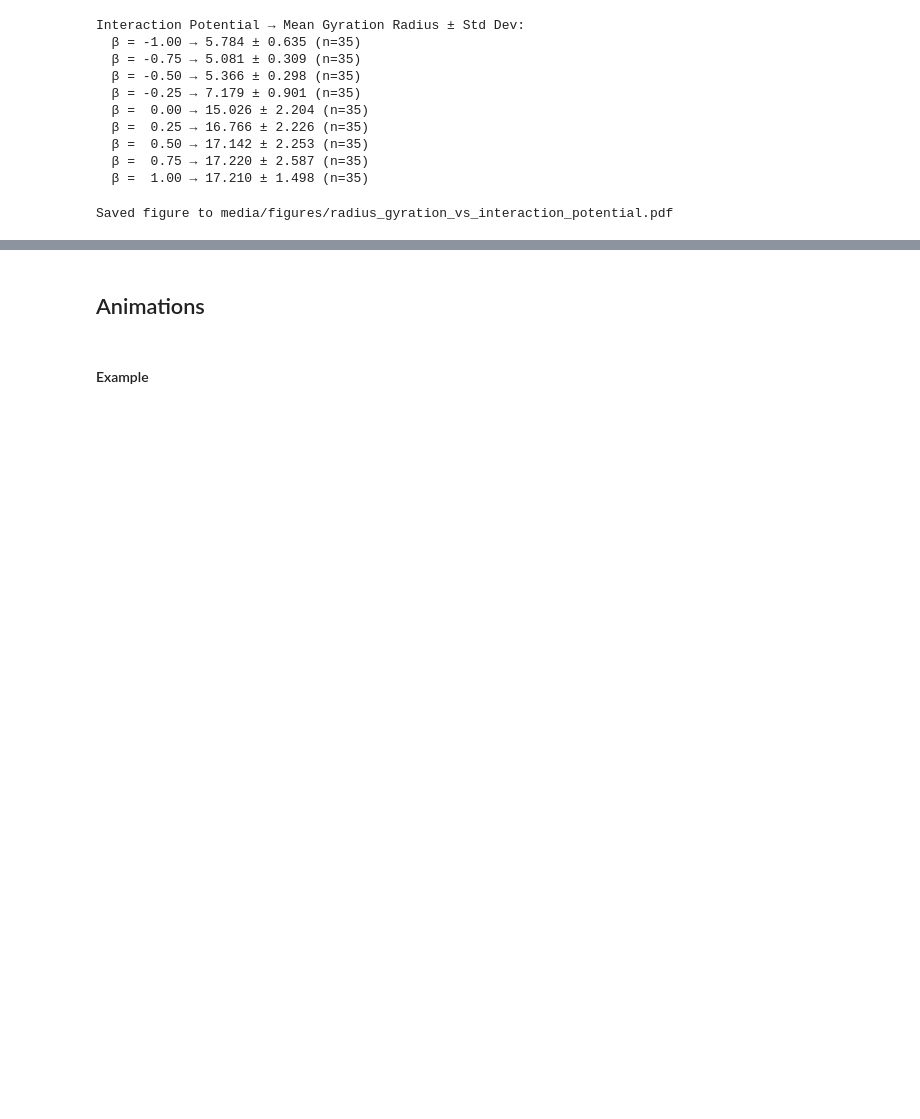
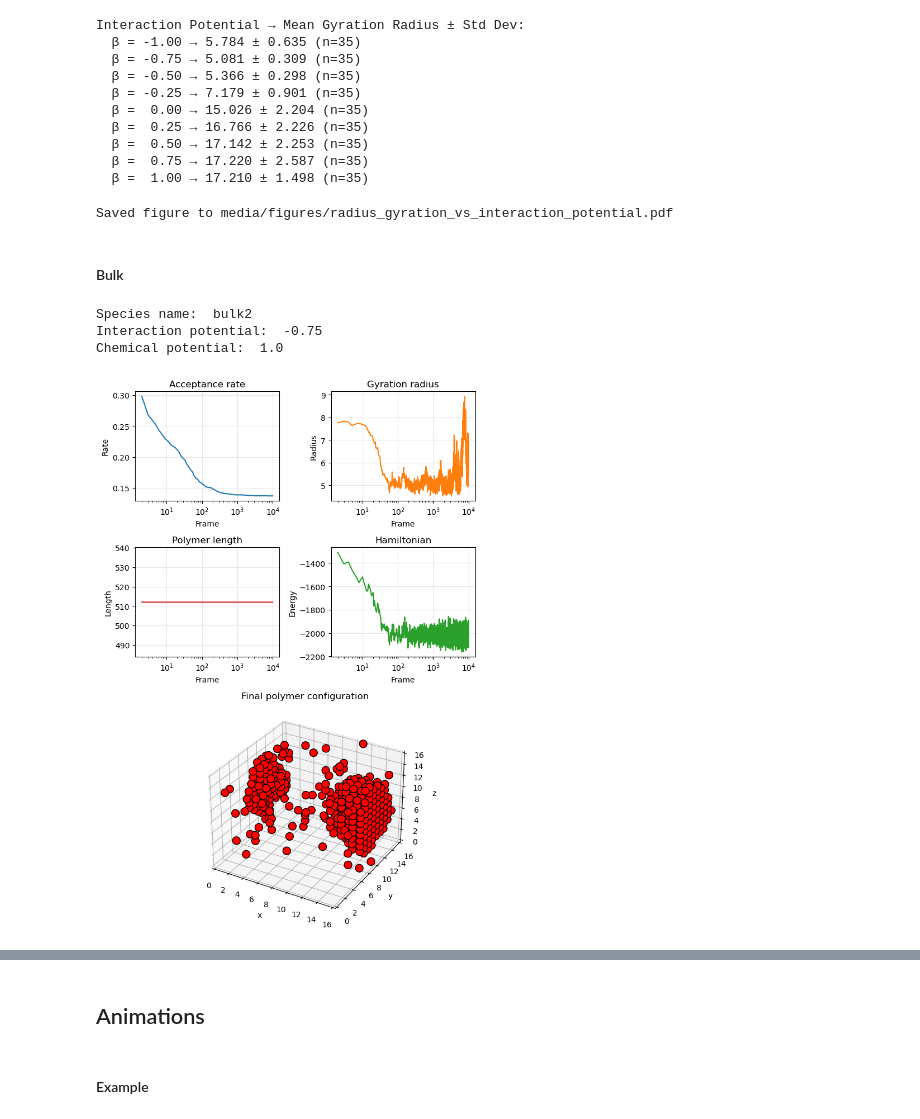
Before and after one commit to ta-rekt/Droplet, a Jupyter notebook: viz.ipynb, the cells around one changed output, grey strips where cells are left out. Cells and saved outputs as stored; diff of their text form; code cells hidden in the pictures; blank space fills up the shorter version.

```diff
--- a/viz.ipynb
+++ b/viz.ipynb
@@ -85,5 +87,5 @@ plt.show()
 # %%
-def plot_simulation_dashboard(res_or_path, keya, keyb, show=True):
+def plot_simulation_dashboard(res_or_path, keya, keyb, show=True, psize=30):
     """
     Plot acceptance rate, gyration radius, Hamiltonian, polymer length vs frames,
     and a 3D scatter of the final polymer configuration.
@@ -108,9 +110,13 @@ def plot_simulation_dashboard(res_or_path, keya, keyb, show=True):
     print("Chemical potential: ", res["beta"])
 
     gyr = to_np("gyration_radius")
-    plen = to_np("polymer_length")
     ham = to_np("hamiltonian")
     acc = to_np("acceptance_rate")
+
+    if "polymer_length" in res.keys():
+        plen = to_np("polymer_length")
+    elif "length" in res.keys():
+        plen = to_np("length") * np.ones(len(acc))
 
     n = max(len(gyr), len(plen), len(ham), len(acc))
     frames = np.arange(1, n + 1)
@@ -160,7 +166,7 @@ def plot_simulation_dashboard(res_or_path, keya, keyb, show=True):
     ax3d = fig.add_subplot(gs[2, :], projection='3d')
     x, y, z = res["final_coordinates"]
 
-    ax3d.scatter(x, y, z, s=30, c='red', marker='o', edgecolor='black', alpha=1)
+    ax3d.scatter(x, y, z, s=psize, c='red', marker='o', edgecolor='black', alpha=1)
 
     L = res.get('boxlength', None)
     if L is not None:
@@ -288,3 +300,16 @@ fig.savefig(out_path, format="pdf", bbox_inches="tight")
 print("Saved figure to", out_path)
 # %% [output]
 Saved figure to media/figures/radius_gyration_vs_interaction_potential.pdf
+# %% [markdown]
+#### Bulk
+# %%
+# Example usage:
+alpha_index = 2
+beta_index = 1
+fig = plot_simulation_dashboard('data/20251104/bulk_phases/output_cpu{}.json'.format(alpha_index),
+                                alpha_index, beta_index, psize=100)
+# %% [output]
+Species name:  bulk2
+Interaction potential:  -0.75
+Chemical potential:  1.0
+[figure, added]
```
Also changed, not shown: parts of 5 cells of this notebook, 5 other files.
